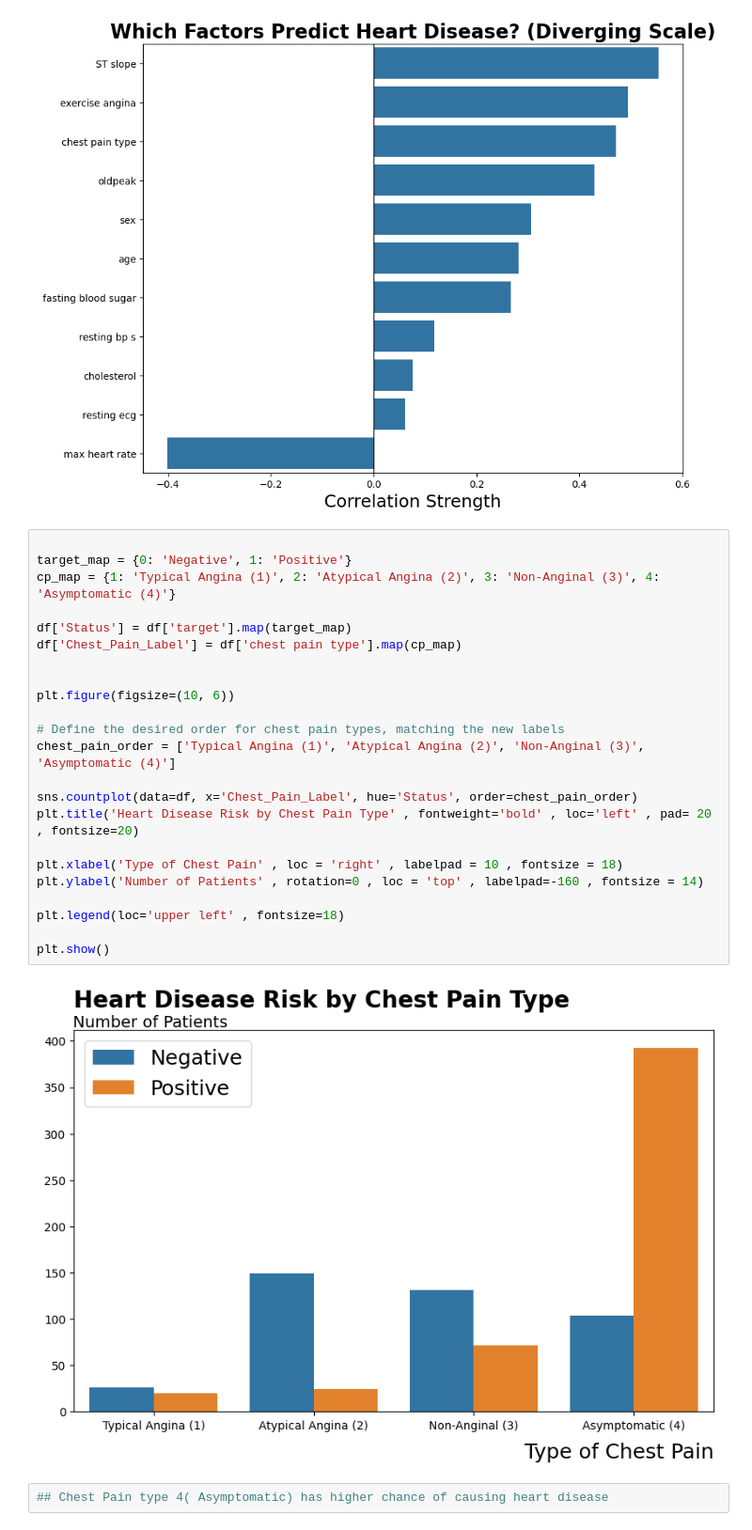
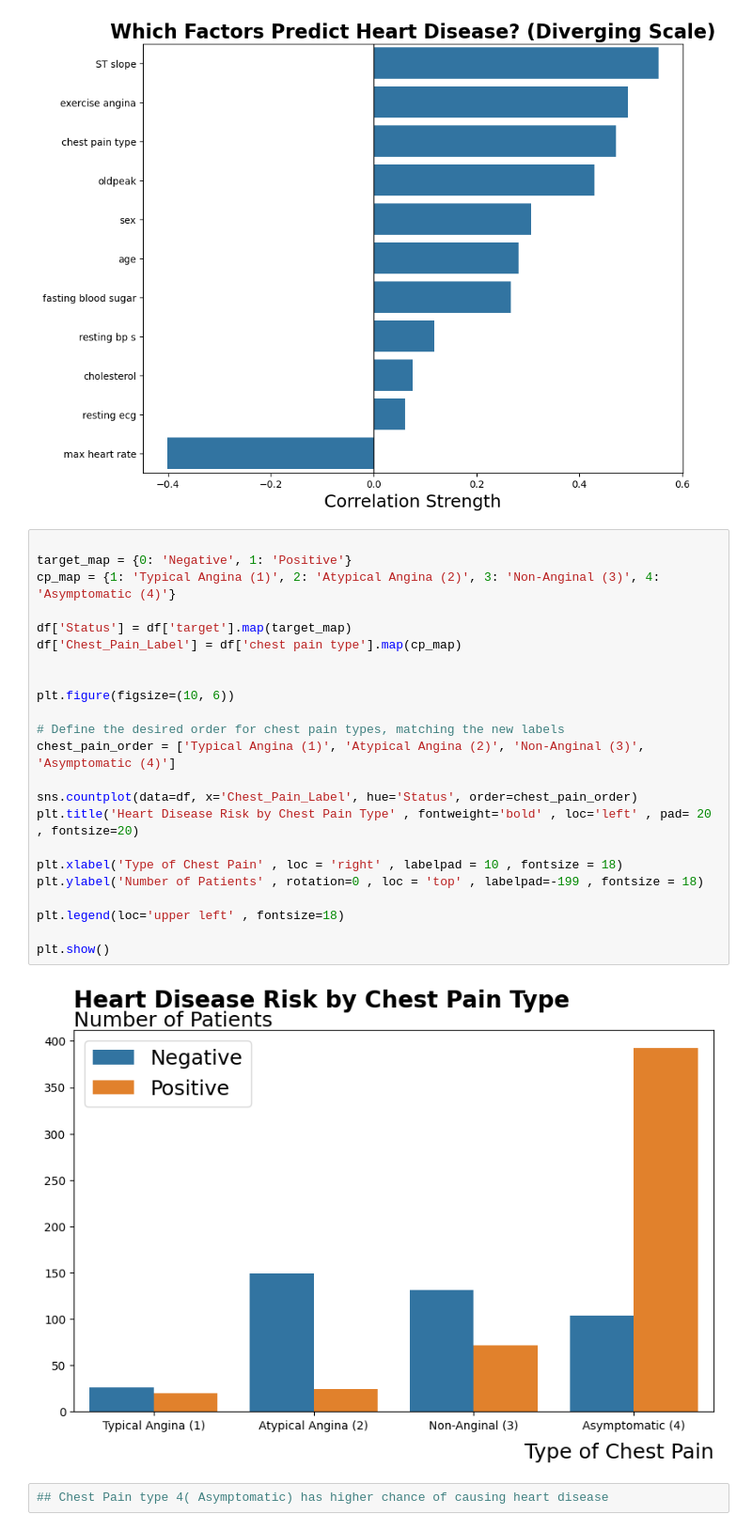
Before and after one commit to Ramesh-Bartaula/Data-Visualization, a Jupyter notebook: visual(1).ipynb, the cells around one changed output. Shown at 94% size. Drawn from its saved outputs; the diff is of its cells as text.

```diff
--- a/visual(1).ipynb
+++ b/visual(1).ipynb
@@ -92,28 +92,28 @@ plt.show()
 # %%
 
 target_map = {0: 'Negative', 1: 'Positive'}
 cp_map = {1: 'Typical Angina (1)', 2: 'Atypical Angina (2)', 3: 'Non-Anginal (3)', 4: 'Asymptomatic (4)'}
 
 df['Status'] = df['target'].map(target_map)
 df['Chest_Pain_Label'] = df['chest pain type'].map(cp_map)
 
 
 plt.figure(figsize=(10, 6))
 
 # Define the desired order for chest pain types, matching the new labels
 chest_pain_order = ['Typical Angina (1)', 'Atypical Angina (2)', 'Non-Anginal (3)', 'Asymptomatic (4)']
 
 sns.countplot(data=df, x='Chest_Pain_Label', hue='Status', order=chest_pain_order)
 plt.title('Heart Disease Risk by Chest Pain Type' , fontweight='bold' , loc='left' , pad= 20 , fontsize=20)
 
 plt.xlabel('Type of Chest Pain' , loc = 'right' , labelpad = 10 , fontsize = 18)
-plt.ylabel('Number of Patients' , rotation=0 , loc = 'top' , labelpad=-160 , fontsize = 14)
+plt.ylabel('Number of Patients' , rotation=0 , loc = 'top' , labelpad=-199 , fontsize = 18)
 
 plt.legend(loc='upper left' , fontsize=18)
 
 plt.show()
 # %% [output]
-[figure, old version]
+[figure, new version]
 # %%
 ## Chest Pain type 4( Asymptomatic) has higher chance of causing heart disease
 # %% [markdown]
```
Also changed, not shown: parts of 1 cell of this notebook.
